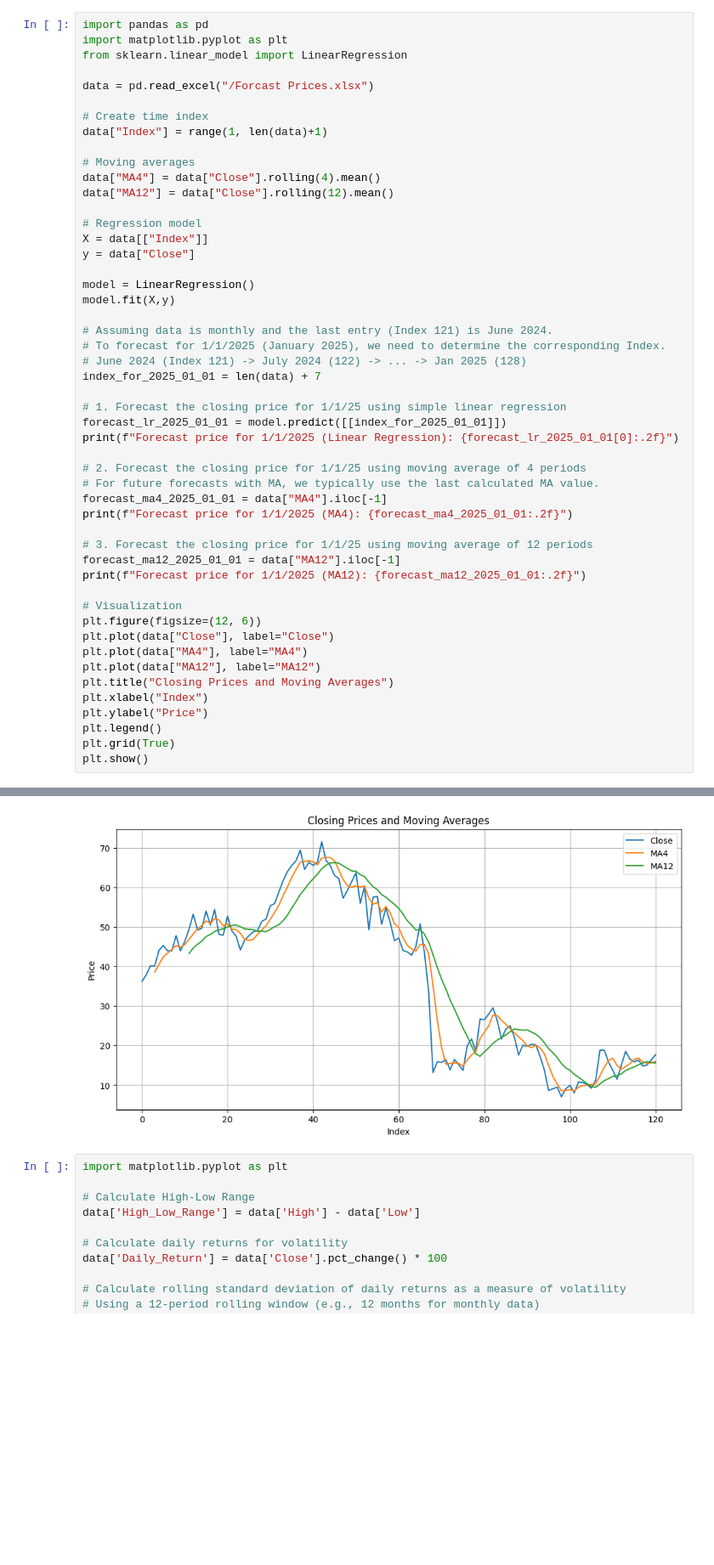
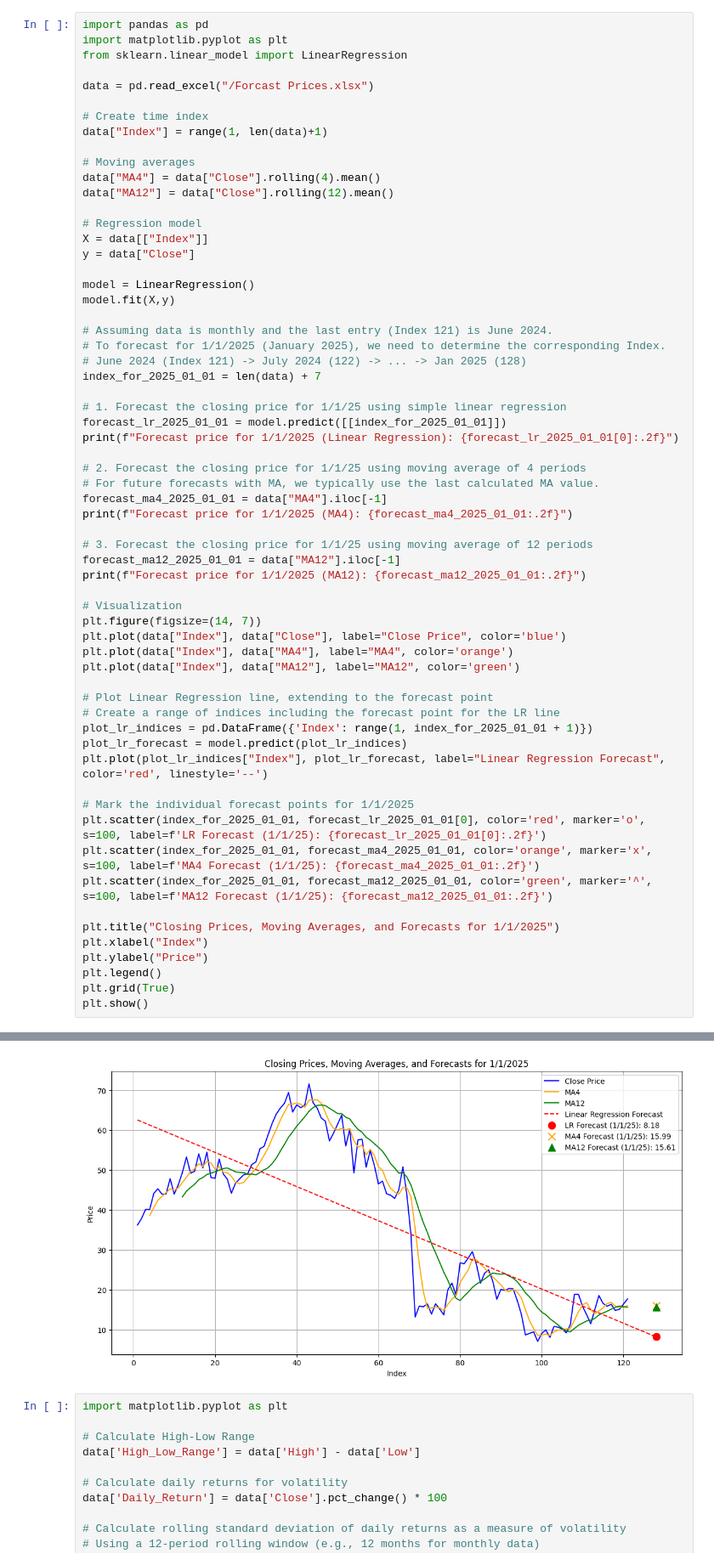
Before and after one commit to syeda7/Statistic-Forecast-code, a Jupyter notebook: Code Forecast.ipynb, the cells around one changed output, grey strips where cells are left out. Shown at 85% size. Cells and saved outputs as stored; diff of their text form; blank space fills up the shorter version.

```diff
--- a/Code Forecast.ipynb
+++ b/Code Forecast.ipynb
@@ -20,39 +20,51 @@ model = LinearRegression()
 model.fit(X,y)
 
 # Assuming data is monthly and the last entry (Index 121) is June 2024.
 # To forecast for 1/1/2025 (January 2025), we need to determine the corresponding Index.
 # June 2024 (Index 121) -> July 2024 (122) -> ... -> Jan 2025 (128)
 index_for_2025_01_01 = len(data) + 7
 
 # 1. Forecast the closing price for 1/1/25 using simple linear regression
 forecast_lr_2025_01_01 = model.predict([[index_for_2025_01_01]])
 print(f"Forecast price for 1/1/2025 (Linear Regression): {forecast_lr_2025_01_01[0]:.2f}")
 
 # 2. Forecast the closing price for 1/1/25 using moving average of 4 periods
 # For future forecasts with MA, we typically use the last calculated MA value.
 forecast_ma4_2025_01_01 = data["MA4"].iloc[-1]
 print(f"Forecast price for 1/1/2025 (MA4): {forecast_ma4_2025_01_01:.2f}")
 
 # 3. Forecast the closing price for 1/1/25 using moving average of 12 periods
 forecast_ma12_2025_01_01 = data["MA12"].iloc[-1]
 print(f"Forecast price for 1/1/2025 (MA12): {forecast_ma12_2025_01_01:.2f}")
 
 # Visualization
-plt.figure(figsize=(12, 6))
-plt.plot(data["Close"], label="Close")
-plt.plot(data["MA4"], label="MA4")
-plt.plot(data["MA12"], label="MA12")
-plt.title("Closing Prices and Moving Averages")
+plt.figure(figsize=(14, 7))
+plt.plot(data["Index"], data["Close"], label="Close Price", color='blue')
+plt.plot(data["Index"], data["MA4"], label="MA4", color='orange')
+plt.plot(data["Index"], data["MA12"], label="MA12", color='green')
+
+# Plot Linear Regression line, extending to the forecast point
+# Create a range of indices including the forecast point for the LR line
+plot_lr_indices = pd.DataFrame({'Index': range(1, index_for_2025_01_01 + 1)})
+plot_lr_forecast = model.predict(plot_lr_indices)
+plt.plot(plot_lr_indices["Index"], plot_lr_forecast, label="Linear Regression Forecast", color='red', linestyle='--')
+
+# Mark the individual forecast points for 1/1/2025
+plt.scatter(index_for_2025_01_01, forecast_lr_2025_01_01[0], color='red', marker='o', s=100, label=f'LR Forecast (1/1/25): {forecast_lr_2025_01_01[0]:.2f}')
+plt.scatter(index_for_2025_01_01, forecast_ma4_2025_01_01, color='orange', marker='x', s=100, label=f'MA4 Forecast (1/1/25): {forecast_ma4_2025_01_01:.2f}')
+plt.scatter(index_for_2025_01_01, forecast_ma12_2025_01_01, color='green', marker='^', s=100, label=f'MA12 Forecast (1/1/25): {forecast_ma12_2025_01_01:.2f}')
+
+plt.title("Closing Prices, Moving Averages, and Forecasts for 1/1/2025")
 plt.xlabel("Index")
 plt.ylabel("Price")
 plt.legend()
 plt.grid(True)
 plt.show()
 # %% [output]
 Forecast price for 1/1/2025 (Linear Regression): 8.18
 Forecast price for 1/1/2025 (MA4): 15.99
 Forecast price for 1/1/2025 (MA12): 15.61
-[figure, old version]
+[figure, new version]
 # %%
 import matplotlib.pyplot as plt
 
```
